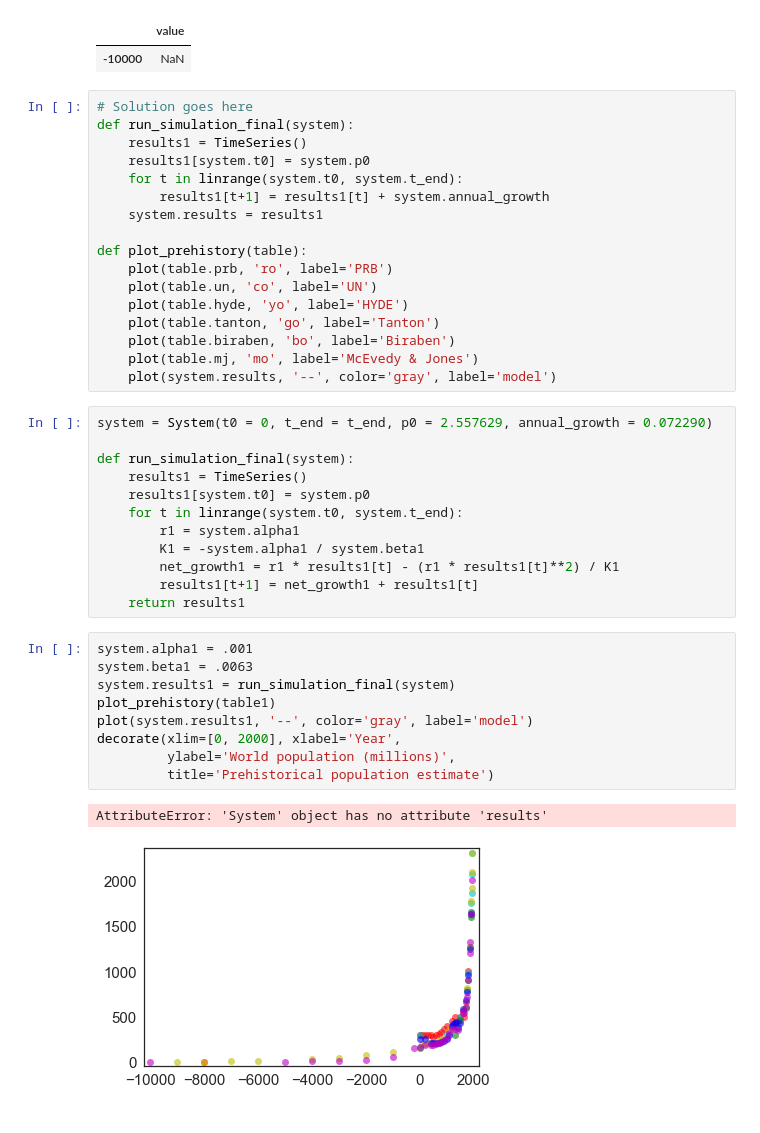
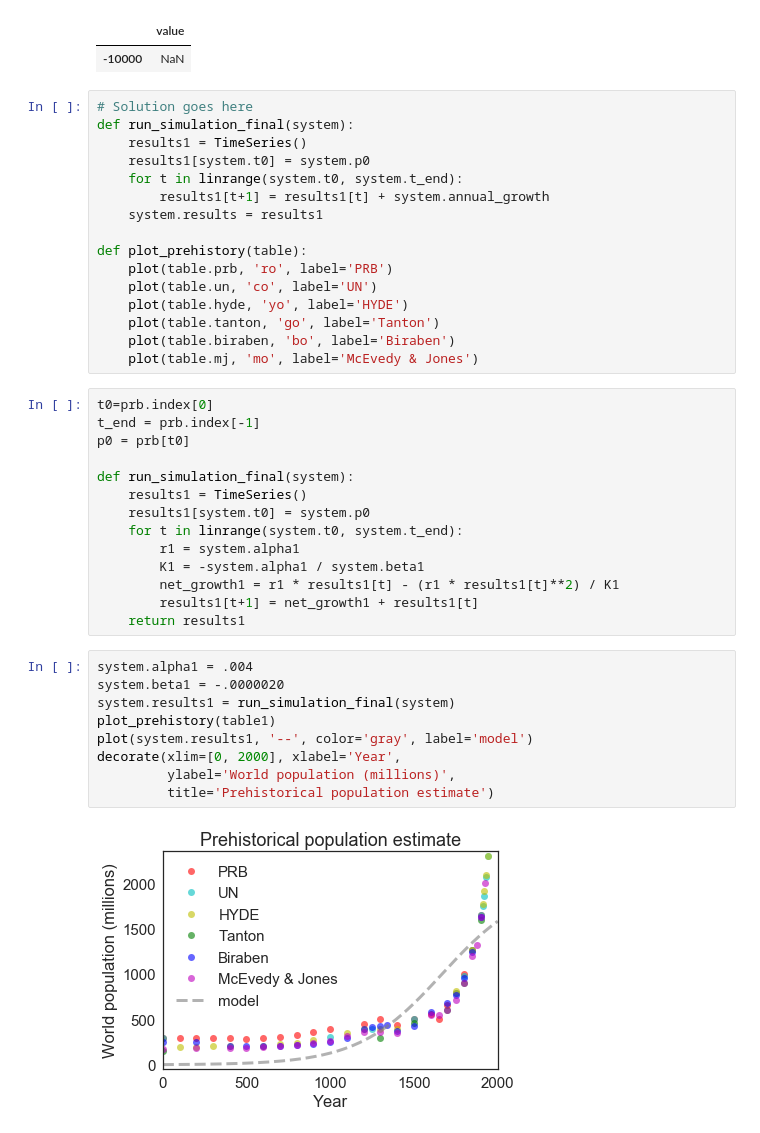
Before and after one commit to chiunaomi/ModSimPy, a Jupyter notebook: code/chap03mine.ipynb, the cells around one changed output. Drawn from its saved outputs; the diff is of its cells as text.

```diff
--- a/code/chap03mine.ipynb
+++ b/code/chap03mine.ipynb
@@ -882,9 +882,10 @@ def plot_prehistory(table):
     plot(table.tanton, 'go', label='Tanton')
     plot(table.biraben, 'bo', label='Biraben')
     plot(table.mj, 'mo', label='McEvedy & Jones')
-    plot(system.results, '--', color='gray', label='model')
 # %%
-system = System(t0 = 0, t_end = t_end, p0 = 2.557629, annual_growth = 0.072290)
+t0=prb.index[0]
+t_end = prb.index[-1]
+p0 = prb[t0]
 
 def run_simulation_final(system):
     results1 = TimeSeries()
@@ -896,17 +897,16 @@ def run_simulation_final(system):
         results1[t+1] = net_growth1 + results1[t]
     return results1
 # %%
-system.alpha1 = .001
-system.beta1 = .0063
+system.alpha1 = .004
+system.beta1 = -.0000020
 system.results1 = run_simulation_final(system)
 plot_prehistory(table1)
 plot(system.results1, '--', color='gray', label='model')
 decorate(xlim=[0, 2000], xlabel='Year',
          ylabel='World population (millions)',
          title='Prehistorical population estimate')
 # %% [output]
-AttributeError: 'System' object has no attribute 'results'
-[figure, old version]
+[figure, new version]
 # %%
 system
 # %% [output]
```
Also changed, not shown: parts of 1 cell of this notebook.
